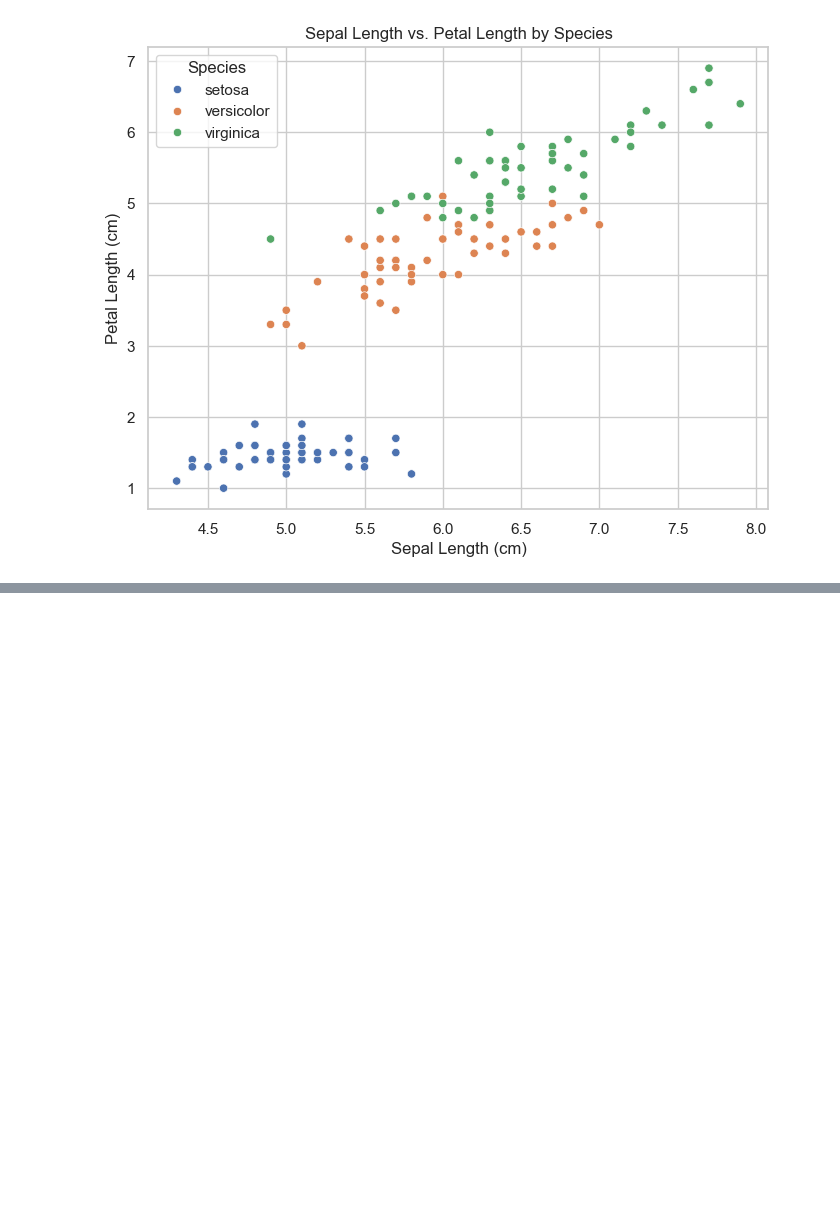
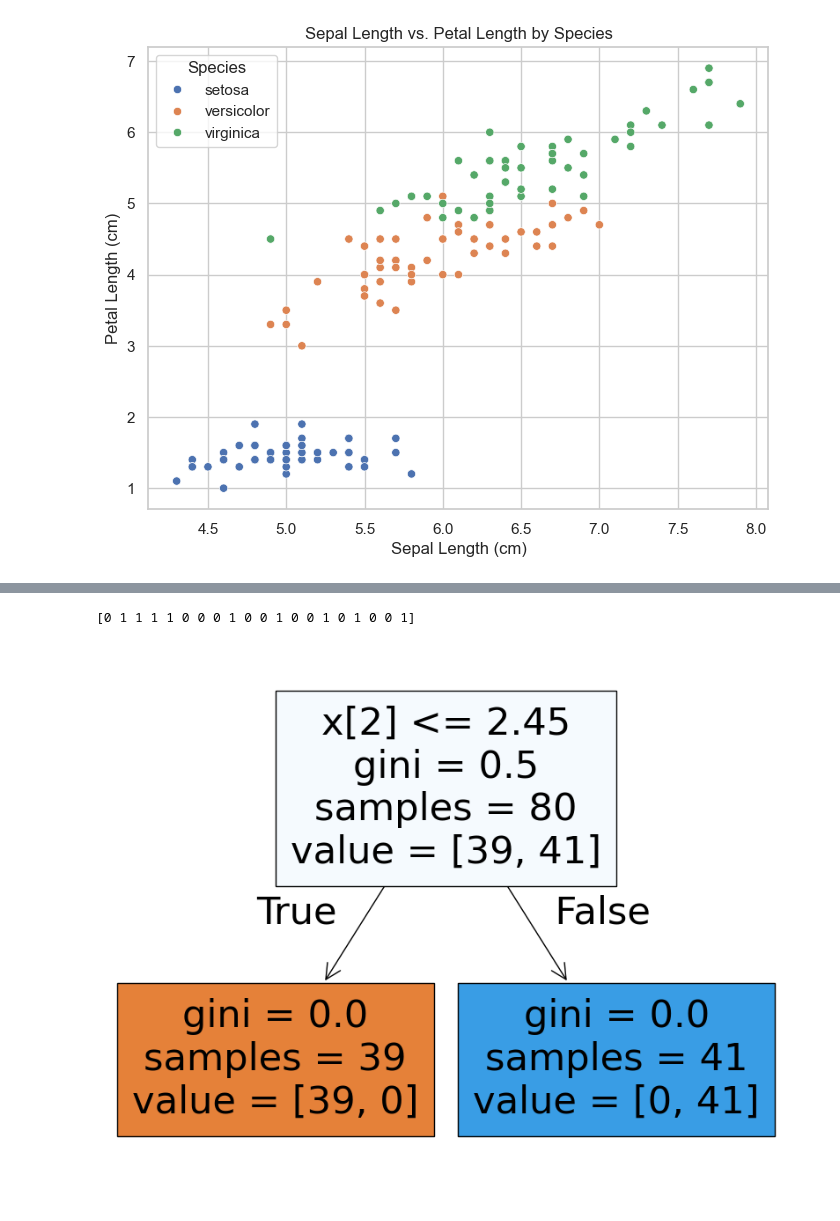
Before and after one commit to snjugunanjenga/irisEDAanalysis, a Jupyter notebook: notebooks/eda_analysis.ipynb, the cells around one changed output, grey strips where cells are left out. Saved outputs shown, nothing was run; the diff lists cells and outputs as text; code cells hidden in the pictures; blank space fills up the shorter version.

```diff
--- a/notebooks/eda_analysis.ipynb
+++ b/notebooks/eda_analysis.ipynb
@@ -178,0 +186,20 @@ plt.show()
+# %%
+from sklearn.linear_model import LogisticRegression
+from sklearn.datasets import load_iris
+from sklearn.model_selection import train_test_split
+
+# Load data and filter for two classes
+X, y = load_iris(return_X_y=True)
+X = X[y != 2]  # Use only classes 0 and 1
+y = y[y != 2]
+
+# Split into training and testing sets
+X_train, X_test, y_train, y_test = train_test_split(X, y, test_size=0.2)
+
+# Train the model
+model = LogisticRegression()
+model.fit(X_train, y_train)
+
+# Predict on test data
+predictions = model.predict(X_test)
+print(predictions)  # Example output: [0, 1, 0, 1, ...]
@@ -178,0 +214,18 @@ plt.show()
+# %%
+from sklearn.tree import DecisionTreeClassifier
+from sklearn import tree
+import matplotlib.pyplot as plt
+
+# Using Iris data from above
+model = DecisionTreeClassifier(max_depth=3)
+model.fit(X_train, y_train)
+predictions = model.predict(X_test)
+print(predictions)
+
+# Visualize the tree
+plt.figure(figsize=(10, 8))
+tree.plot_tree(model, filled=True)
+plt.show()
+# %% [output]
+[0 1 1 1 1 0 0 0 1 0 0 1 0 0 1 0 1 0 0 1]
+[figure, added]
```
Also changed, not shown: parts of 11 cells of this notebook, 2 other files.
